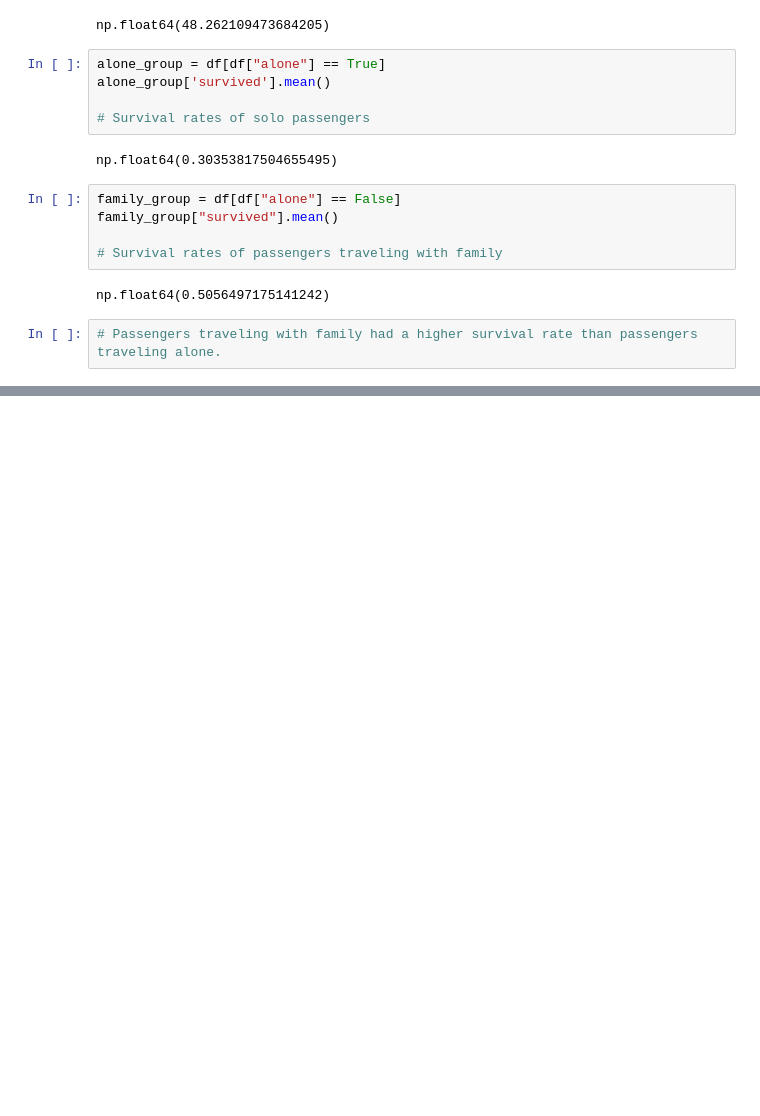
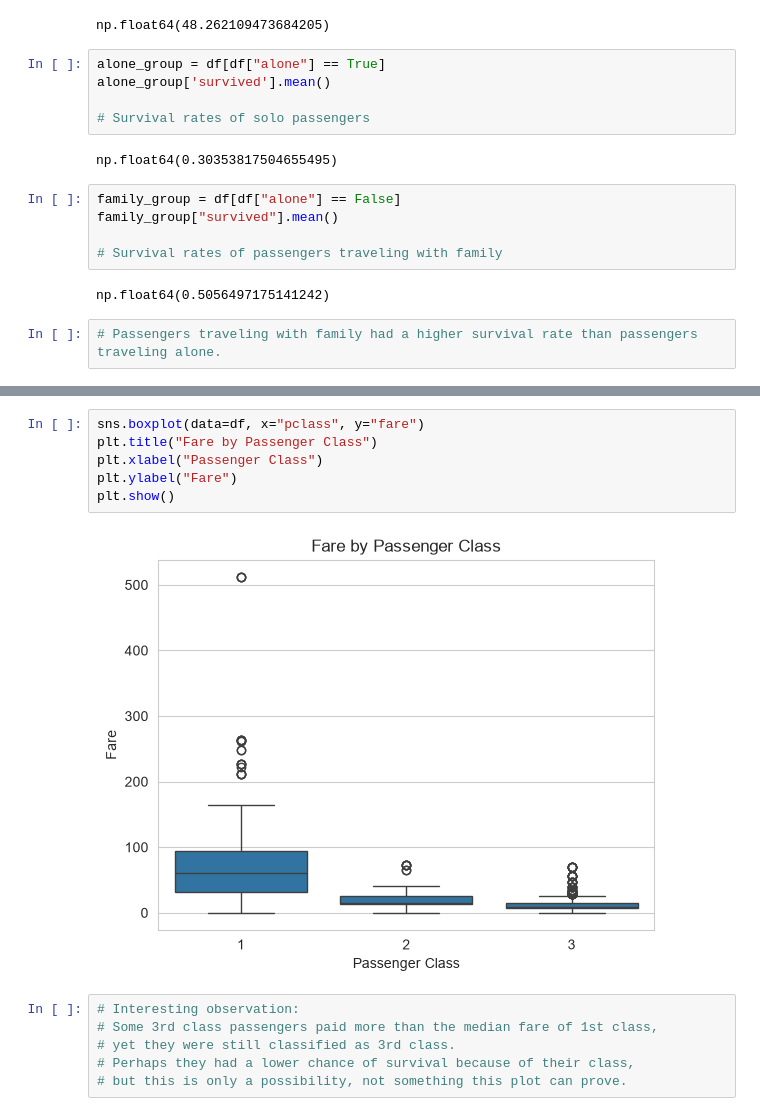
Before and after one commit to atasamiloglu/Titanic-Data-Analysis, a Jupyter notebook: titanic_analysis.ipynb, the cells around one changed output, grey strips where cells are left out. Drawn from its saved outputs; the diff is of its cells as text; blank space fills up the shorter version.

```diff
--- a/titanic_analysis.ipynb
+++ b/titanic_analysis.ipynb
@@ -170,0 +213,14 @@ Name: survived, dtype: float64
+# %%
+sns.boxplot(data=df, x="pclass", y="fare")
+plt.title("Fare by Passenger Class")
+plt.xlabel("Passenger Class")
+plt.ylabel("Fare")
+plt.show()
+# %% [output]
+[figure, added]
+# %%
+# Interesting observation:
+# Some 3rd class passengers paid more than the median fare of 1st class,
+# yet they were still classified as 3rd class.
+# Perhaps they had a lower chance of survival because of their class,
+# but this is only a possibility, not something this plot can prove.
```
Also changed, not shown: parts of 9 cells of this notebook.
